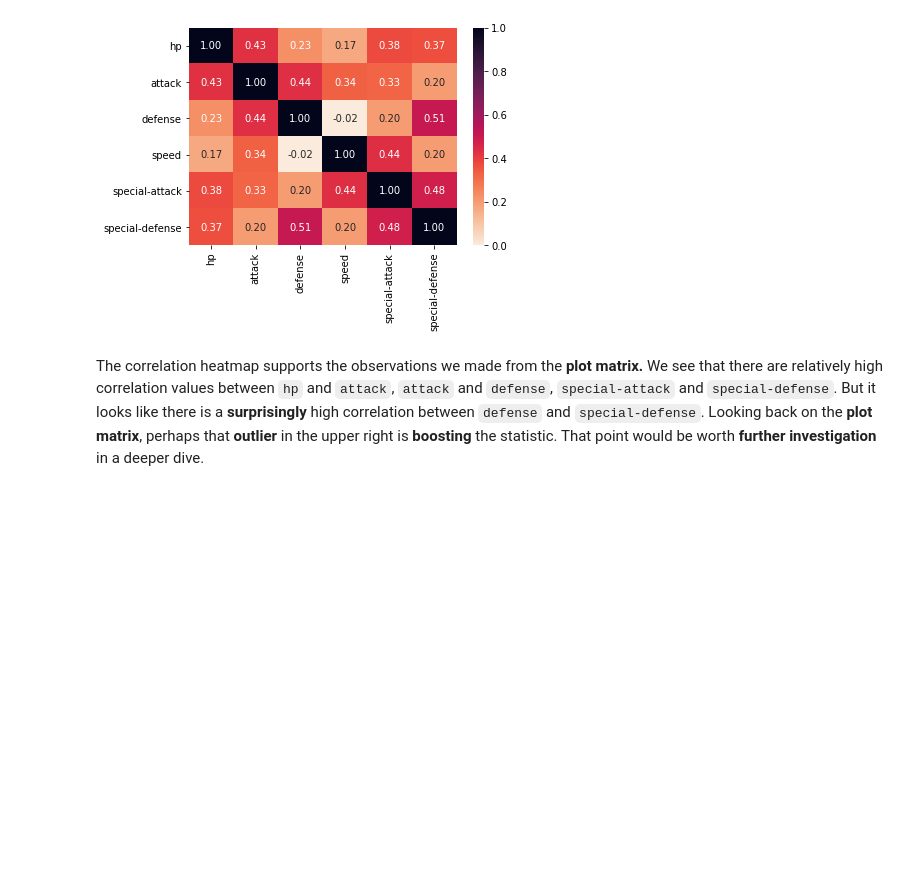
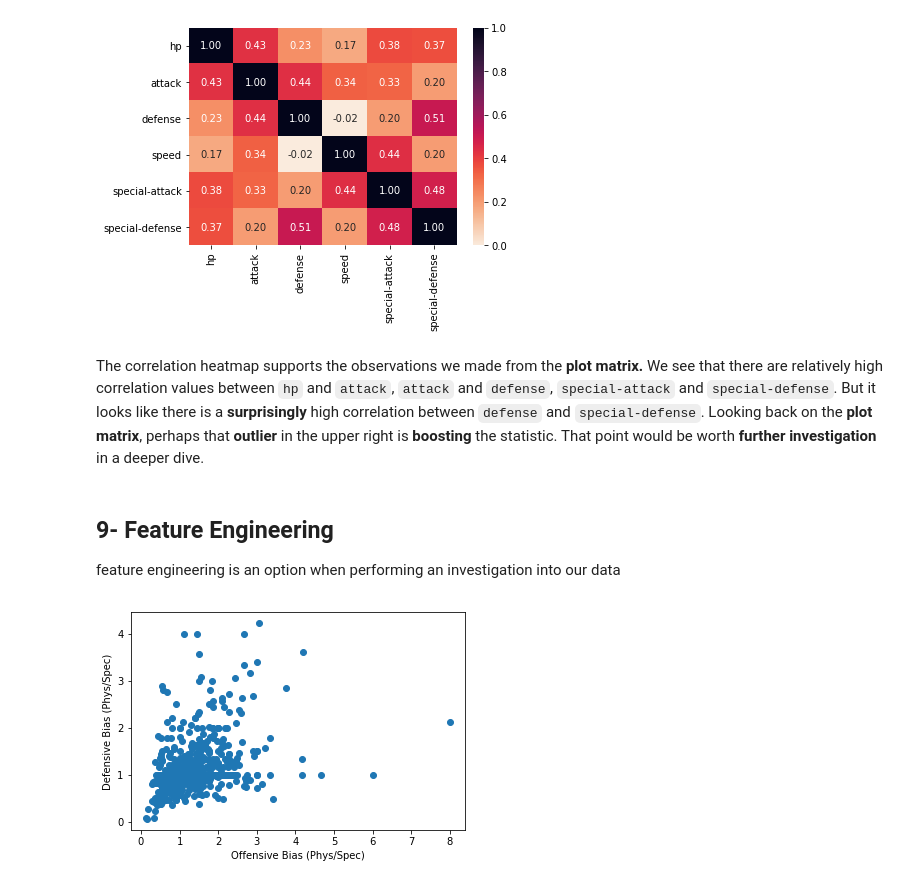
Before and after one commit to iRaied/Project_5_3_Pokemon, a Jupyter notebook: Multivariate_Vis_Size_and_Shape.ipynb, the cells around one changed output. Drawn from its saved outputs; the diff is of its cells as text; code cells hidden in the pictures; blank space fills up the shorter version.

Commit message:
Practice 9- Feature Engineering

```diff
--- a/Multivariate_Vis_Size_and_Shape.ipynb
+++ b/Multivariate_Vis_Size_and_Shape.ipynb
@@ -472,3 +472,23 @@ The correlation heatmap supports the observations we made from the **plot matrix
 But it looks like there is a **surprisingly** high correlation between `defense` and `special-defense`.
 Looking back on the **plot matrix**, perhaps that **outlier** in the upper right is **boosting** the statistic.
 That point would be worth **further investigation** in a deeper dive.
+# %% [markdown]
+## 9- Feature Engineering
+feature engineering is an option when performing an investigation into our data
+# %%
+# We are going to look an example of biases Pokemon creatures statistics,
+    # We want to know if a creature's offensive stats are biased towards physical or special-attack,
+        # if their defenseive stats are similarly biased towards pysical or special-defense
+            # First, we will create new variables based on ratios.
+
+pokemon['atk_ratio'] = pokemon['attack'] / pokemon['special-attack']
+pokemon['def_ratio'] = pokemon['defense'] / pokemon['special-defense']
+
+# if the creature has avalue > 1 , then they favored physical side, and if < 1 , they favor the special sides.
+# %%
+# The basic scatter plot looks like this
+plt.scatter(data = pokemon, x = 'atk_ratio', y = 'def_ratio')
+plt.xlabel('Offensive Bias (Phys/Spec)')
+plt.ylabel('Defensive Bias (Phys/Spec)');
+# %% [output]
+[figure, added]
```
Also changed, not shown: parts of 5 cells of this notebook.
